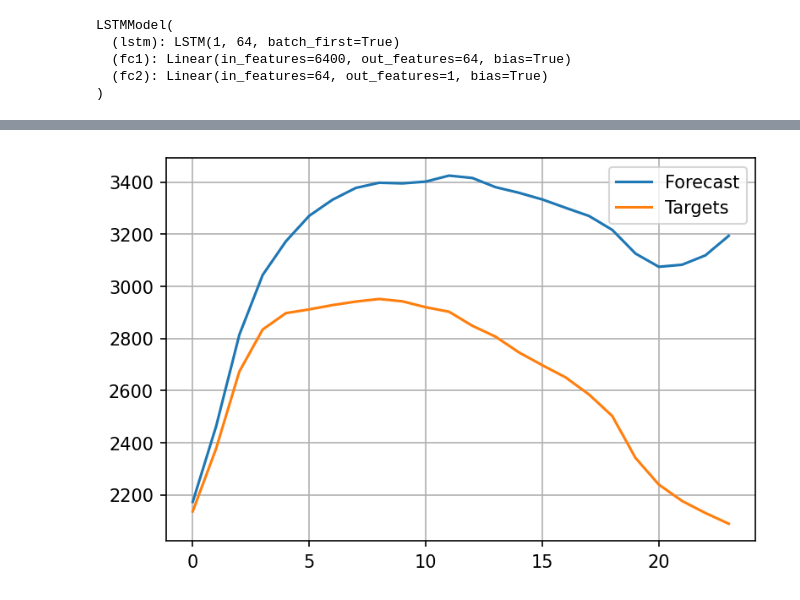
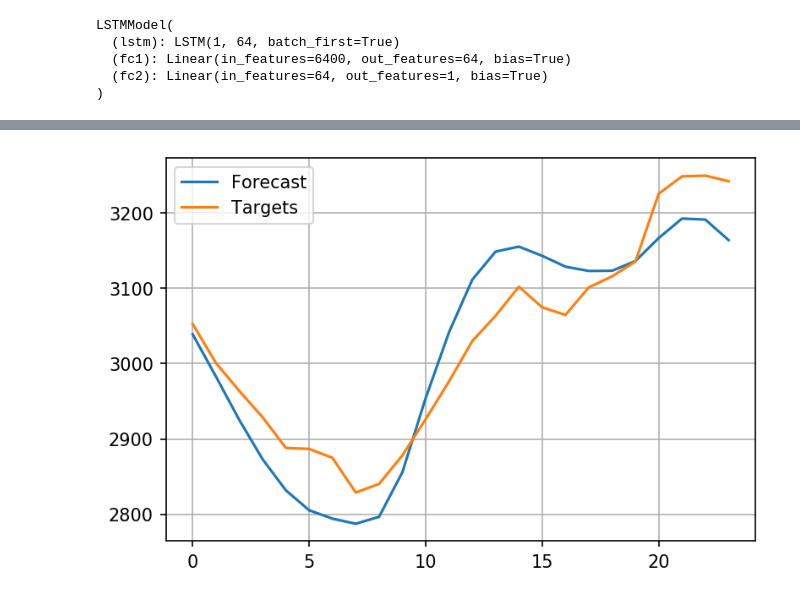
Before and after one commit to mikkeldah/IT3030---Deep-Learning, a Jupyter notebook: Project 2/LSTM.ipynb, the cells around one changed output, grey strips where cells are left out. Cells and saved outputs as stored; diff of their text form; code cells hidden in the pictures.

```diff
--- a/Project 2/LSTM.ipynb
+++ b/Project 2/LSTM.ipynb
@@ -152,6 +157,7 @@ class LSTMModel(nn.Module):
         # Initialize hidden state and cell state
         hidden_state = torch.zeros(self.n_lstm, x.shape[0], self.n_hid)
         cell_state = torch.zeros(self.n_lstm, x.shape[0], self.n_hid)
+        hidden_state, cell_state = hidden_state.to(device), cell_state.to(device)
 
         self.hidden = (hidden_state, cell_state)
 
@@ -175,6 +186,7 @@ def validation(val_loader, criterion, model):
     model.eval()
     val_losses = []
     for x, y in val_loader:
+        x, y = x.to(device), y.to(device)
         y = y.squeeze()
         preds = model(x).squeeze()
         val_loss = criterion(preds, y)
@@ -190,6 +202,7 @@ for epoch in range(20):
     losses = []
 
     for x, y in train_loader:
+        x, y = x.to(device), y.to(device)
 
         y = y.squeeze()
 
@@ -218,13 +243,14 @@ def make_preds(model, test_loader, criterion):
     predictions, actuals, test_losses = [], [], []
     for x, y in test_loader:
         with torch.no_grad():
+            x, y = x.to(device), y.to(device)
             p = model(x).squeeze()
             predictions.append(p)
             actuals.append(y.squeeze())
             loss = criterion(p, y.squeeze())
             test_losses.append(loss)
-    predictions = torch.cat(predictions).numpy()
-    actuals = torch.cat(actuals).numpy()
+    predictions = torch.cat(predictions).cpu().numpy()
+    actuals = torch.cat(actuals).cpu().numpy()
     test_loss = sum(test_losses) / len(test_losses)
     return predictions.squeeze(), actuals, test_loss
 # %%
@@ -257,34 +283,34 @@ plt.show()
 # %%
 # Forecasting
-start_point = 100
+start_point = 2900
 tw = 100
 fw = 24
 
 history = list(df_test['consumption'])[start_point: start_point+tw+fw]
 targets = history[tw:tw+fw]
 
 predictions = []
 
 # 24 timesteps into the future
 for i in range(fw):
     x = np.array(history[i:tw+i]).reshape(-1, 1)
 
-    x = torch.Tensor(x).unsqueeze(0)
+    x = torch.Tensor(x).unsqueeze(0).to(device)
     pred = model(x)
 
     predictions.append(pred.item())
 
     history[-fw+i] = pred.item()
 
 predictions = np.array(predictions) * train_std['consumption'] + train_mean['consumption']
 targets = np.array(targets) * train_std['consumption'] + train_mean['consumption']
 
 x = range(predictions.shape[0])
 plt.figure(figsize=(6, 4), dpi=150)
 plt.plot(x, predictions, label="Forecast")
 plt.plot(x, targets, label="Targets")
 plt.legend()
 plt.grid()
 plt.show()
 # %% [output]
-[figure, old version]
+[figure, new version]
```
Also changed, not shown: parts of 10 cells of this notebook, 3 other files.
